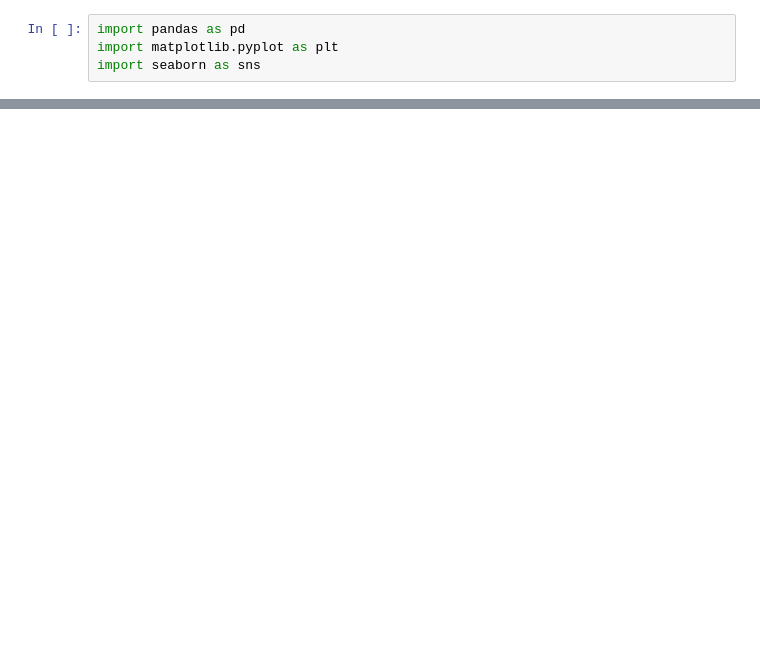
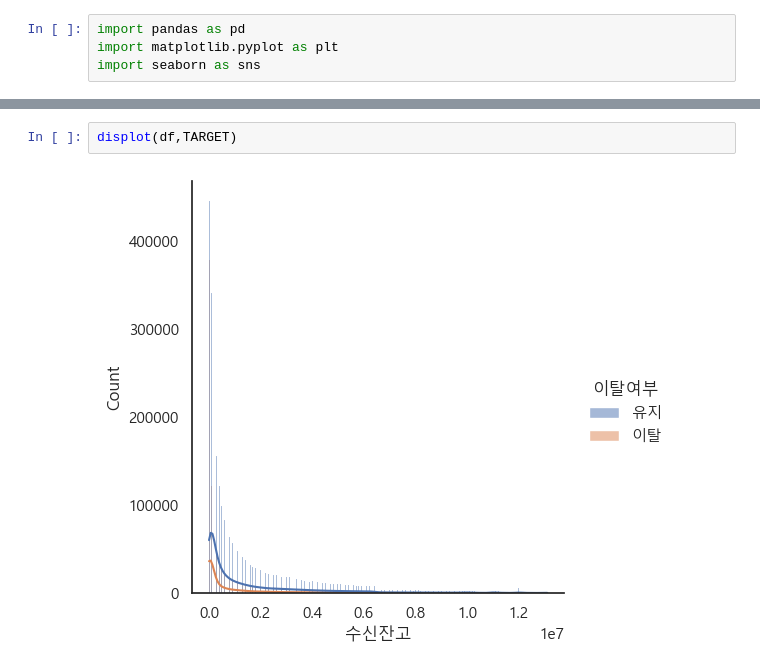
Before and after one commit to iMBanker-iM2030/IM2030, a Jupyter notebook: notebook/hyein.ipynb, the cells around one changed output, grey strips where cells are left out. Drawn from its saved outputs; the diff is of its cells as text; blank space fills up the shorter version.

```diff
--- a/notebook/hyein.ipynb
+++ b/notebook/hyein.ipynb
@@ -45,0 +87,4 @@ plt.show()
+# %%
+displot(df,TARGET)
+# %% [output]
+[figure, added]
```
Also changed, not shown: parts of 20 cells of this notebook.
